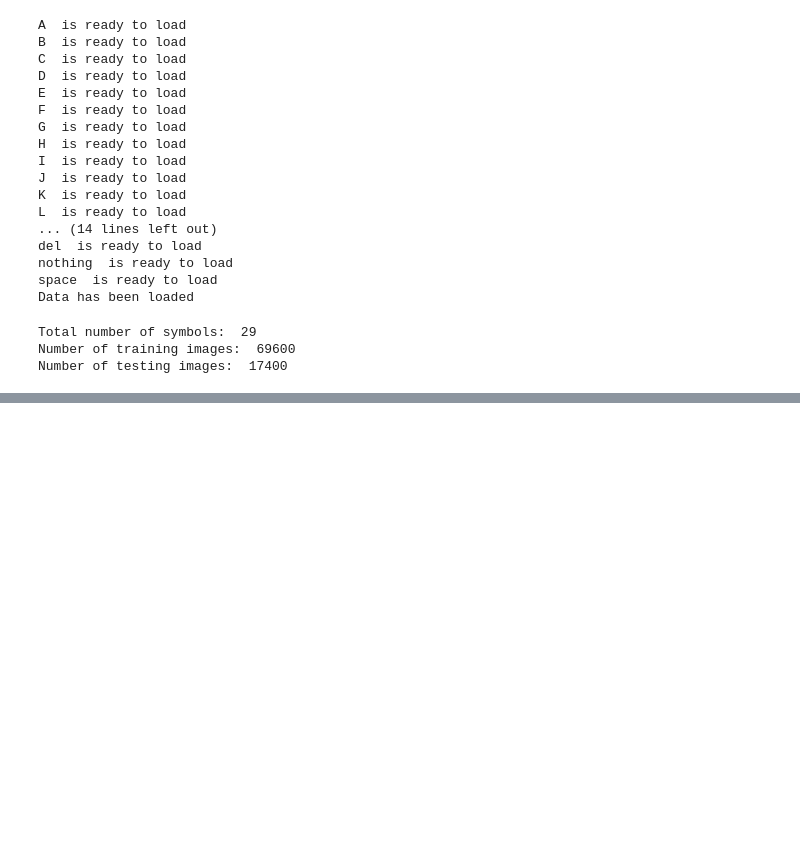
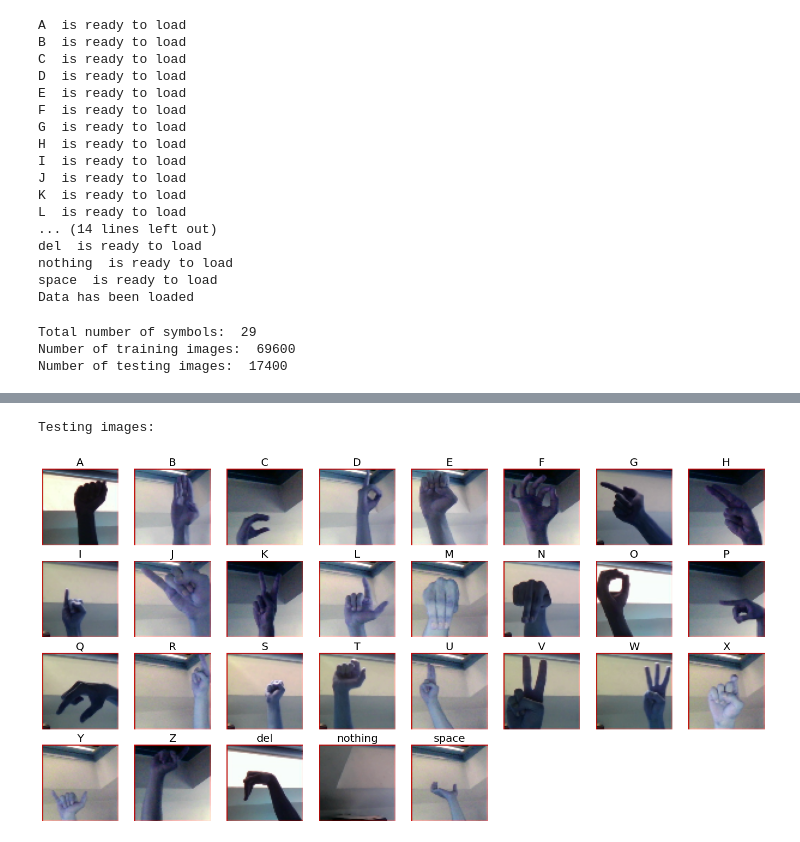
Before and after one commit to jrdayno/ASLrepoweb, a Jupyter notebook: notebooks/Trial1.ipynb, the cells around one changed output, grey strips where cells are left out. Cells and saved outputs as stored; diff of their text form; code cells hidden in the pictures; blank space fills up the shorter version.

```diff
--- a/notebooks/Trial1.ipynb
+++ b/notebooks/Trial1.ipynb
@@ -98,0 +126,10 @@ import mlflow
+# %%
+y_test_in = y_test.argsort()
+y_test = y_test[y_test_in]
+X_test = X_test[y_test_in]
+
+print("Testing images: ")
+print_images(image_list = X_test)
+# %% [output]
+Testing images:
+[figure, added]
```
Also changed, not shown: parts of 12 cells of this notebook, 36 other files.
